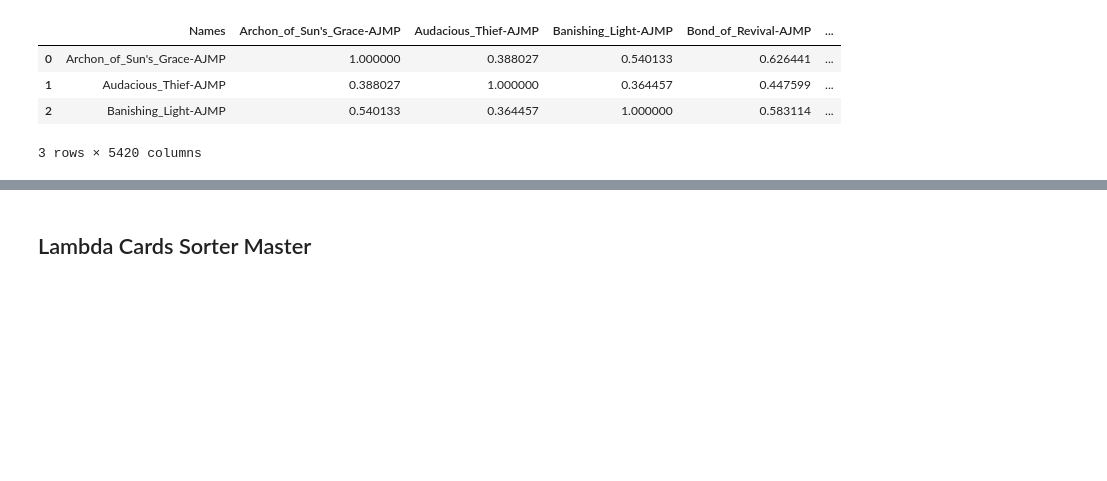
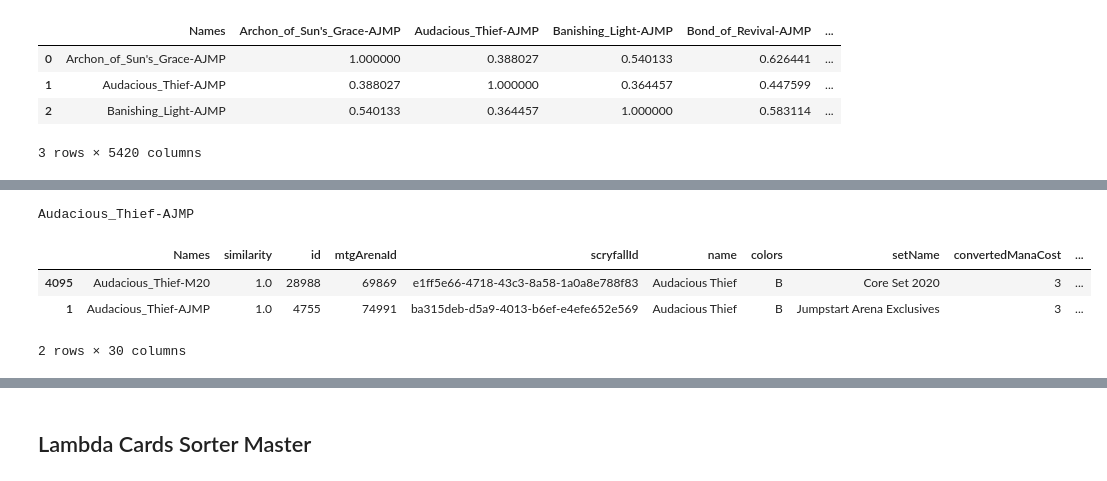
Before and after one commit to ledgerW/magicml, a Jupyter notebook: notebooks/mtgjson_sm_proc.ipynb, the cells around one changed output, grey strips where cells are left out. Drawn from its saved outputs; the diff is of its cells as text; code cells hidden in the pictures; blank space fills up the shorter version.

```diff
--- a/notebooks/mtgjson_sm_proc.ipynb
+++ b/notebooks/mtgjson_sm_proc.ipynb
@@ -528,0 +535,21 @@ cards_df.id.nunique()
+# %%
+staged_card = pred_df[['Names', card]]\
+    .merge(cards_df, how='left', on='Names')\
+    .sort_values(by=card, ascending=False)\
+    .head(10)\
+    .rename(columns={card: 'similarity'})\
+    .assign(id=lambda df: df.id.astype('int'))\
+    .assign(mtgArenaId=lambda df: df.mtgArenaId.astype('int'))\
+    .assign(loyalty=lambda df: df.loyalty.astype('int'))\
+    .assign(power=lambda df: df.power.astype('int'))\
+    .assign(toughness=lambda df: df.toughness.astype('int'))\
+    .assign(convertedManaCost=lambda df: df.convertedManaCost.astype('int'))
+
+print(card)
+staged_card.head(2)
+# %% [output]
+Audacious_Thief-AJMP
+|  | Names | similarity | id | mtgArenaId | scryfallId | name | colors | setName | convertedManaCost | ... |
+| 4095 | Audacious_Thief-M20 | 1.0 | 28988 | 69869 | e1ff5e66-4718-43c3-8a58-1a0a8e788f83 | Audacious Thief | B | Core Set 2020 | 3 | ... |
+| 1 | Audacious_Thief-AJMP | 1.0 | 4755 | 74991 | ba315deb-d5a9-4013-b6ef-e4efe652e569 | Audacious Thief | B | Jumpstart Arena Exclusives | 3 | ... |
+2 rows × 30 columns
```
Also changed, not shown: parts of 8 cells of this notebook, 8 other files.
